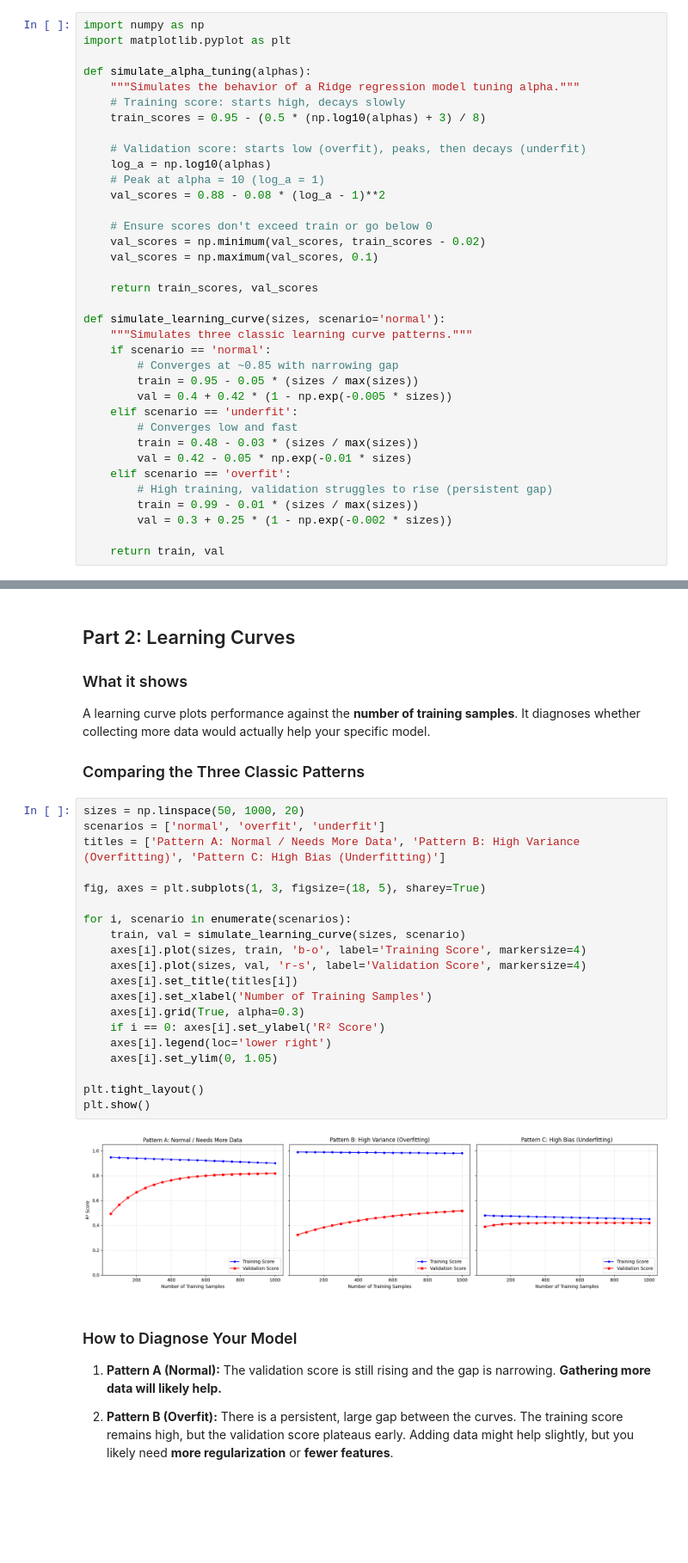
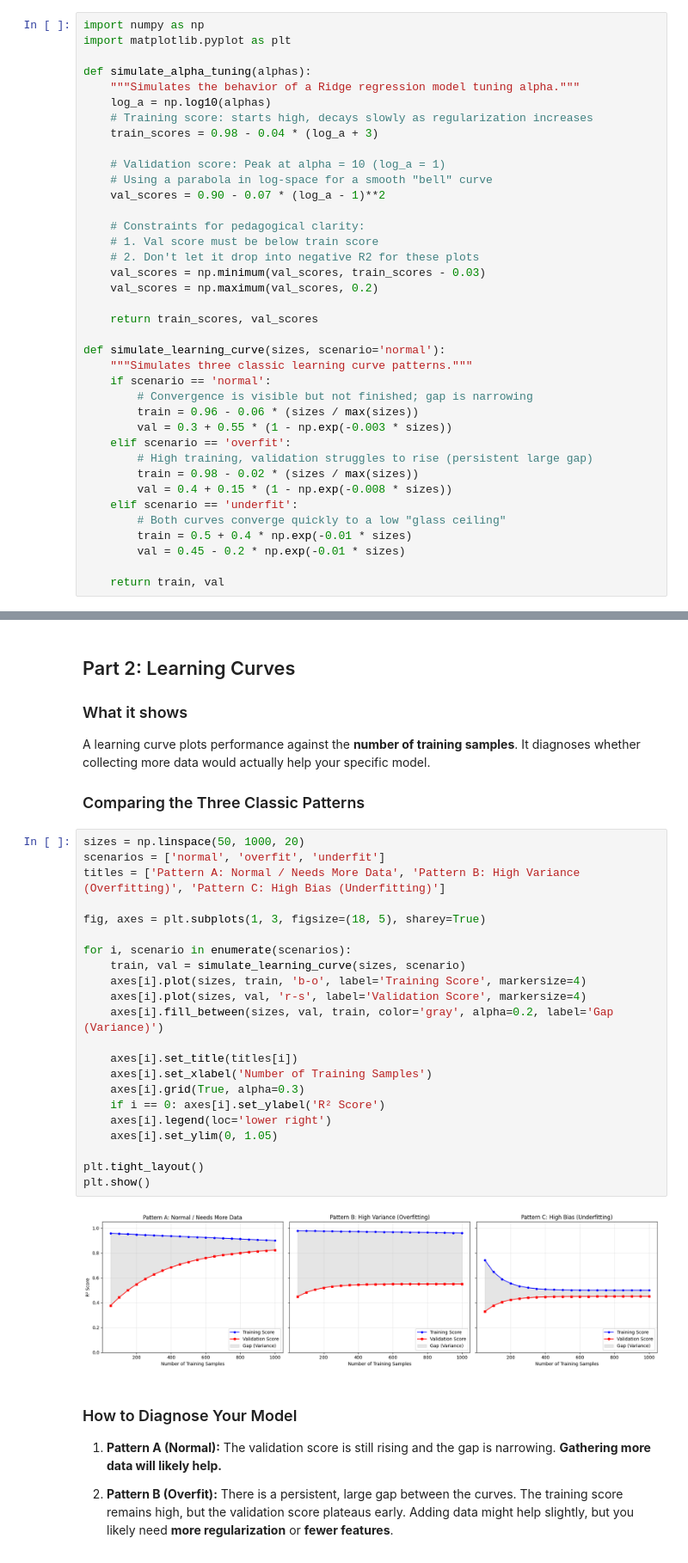
Before and after one commit to bsheese/cs377, a Jupyter notebook: 17_regression_crossval/17_2_MLR/17_2_4_4_notes_on_curves.ipynb, the cells around one changed output, grey strips where cells are left out. Shown at 86% size. Drawn from its saved outputs; the diff is of its cells as text; blank space fills up the shorter version.

```diff
--- a/17_regression_crossval/17_2_MLR/17_2_4_4_notes_on_curves.ipynb
+++ b/17_regression_crossval/17_2_MLR/17_2_4_4_notes_on_curves.ipynb
@@ -18,34 +18,36 @@ import matplotlib.pyplot as plt
 
 def simulate_alpha_tuning(alphas):
     """Simulates the behavior of a Ridge regression model tuning alpha."""
-    # Training score: starts high, decays slowly
-    train_scores = 0.95 - (0.5 * (np.log10(alphas) + 3) / 8)
+    log_a = np.log10(alphas)
+    # Training score: starts high, decays slowly as regularization increases
+    train_scores = 0.98 - 0.04 * (log_a + 3)
 
-    # Validation score: starts low (overfit), peaks, then decays (underfit)
-    log_a = np.log10(alphas)
-    # Peak at alpha = 10 (log_a = 1)
-    val_scores = 0.88 - 0.08 * (log_a - 1)**2
+    # Validation score: Peak at alpha = 10 (log_a = 1)
+    # Using a parabola in log-space for a smooth "bell" curve
+    val_scores = 0.90 - 0.07 * (log_a - 1)**2
 
-    # Ensure scores don't exceed train or go below 0
-    val_scores = np.minimum(val_scores, train_scores - 0.02)
-    val_scores = np.maximum(val_scores, 0.1)
+    # Constraints for pedagogical clarity:
+    # 1. Val score must be below train score
+    # 2. Don't let it drop into negative R2 for these plots
+    val_scores = np.minimum(val_scores, train_scores - 0.03)
+    val_scores = np.maximum(val_scores, 0.2)
 
     return train_scores, val_scores
 
 def simulate_learning_curve(sizes, scenario='normal'):
     """Simulates three classic learning curve patterns."""
     if scenario == 'normal':
-        # Converges at ~0.85 with narrowing gap
-        train = 0.95 - 0.05 * (sizes / max(sizes))
-        val = 0.4 + 0.42 * (1 - np.exp(-0.005 * sizes))
+        # Convergence is visible but not finished; gap is narrowing
+        train = 0.96 - 0.06 * (sizes / max(sizes))
+        val = 0.3 + 0.55 * (1 - np.exp(-0.003 * sizes))
+    elif scenario == 'overfit':
+        # High training, validation struggles to rise (persistent large gap)
+        train = 0.98 - 0.02 * (sizes / max(sizes))
+        val = 0.4 + 0.15 * (1 - np.exp(-0.008 * sizes))
     elif scenario == 'underfit':
-        # Converges low and fast
-        train = 0.48 - 0.03 * (sizes / max(sizes))
-        val = 0.42 - 0.05 * np.exp(-0.01 * sizes)
-    elif scenario == 'overfit':
-        # High training, validation struggles to rise (persistent gap)
-        train = 0.99 - 0.01 * (sizes / max(sizes))
-        val = 0.3 + 0.25 * (1 - np.exp(-0.002 * sizes))
+        # Both curves converge quickly to a low "glass ceiling"
+        train = 0.5 + 0.4 * np.exp(-0.01 * sizes)
+        val = 0.45 - 0.2 * np.exp(-0.01 * sizes)
 
     return train, val
 # %% [markdown]
@@ -110,25 +115,27 @@ A learning curve plots performance against the **number of training samples**. I
 # %%
 sizes = np.linspace(50, 1000, 20)
 scenarios = ['normal', 'overfit', 'underfit']
 titles = ['Pattern A: Normal / Needs More Data', 'Pattern B: High Variance (Overfitting)', 'Pattern C: High Bias (Underfitting)']
 
 fig, axes = plt.subplots(1, 3, figsize=(18, 5), sharey=True)
 
 for i, scenario in enumerate(scenarios):
     train, val = simulate_learning_curve(sizes, scenario)
     axes[i].plot(sizes, train, 'b-o', label='Training Score', markersize=4)
     axes[i].plot(sizes, val, 'r-s', label='Validation Score', markersize=4)
+    axes[i].fill_between(sizes, val, train, color='gray', alpha=0.2, label='Gap (Variance)')
+
     axes[i].set_title(titles[i])
     axes[i].set_xlabel('Number of Training Samples')
     axes[i].grid(True, alpha=0.3)
     if i == 0: axes[i].set_ylabel('R² Score')
     axes[i].legend(loc='lower right')
     axes[i].set_ylim(0, 1.05)
 
 plt.tight_layout()
 plt.show()
 # %% [output]
-[figure, old version]
+[figure, new version]
 # %% [markdown]
 ### How to Diagnose Your Model
 
```
Also changed, not shown: parts of 1 cell of this notebook.
